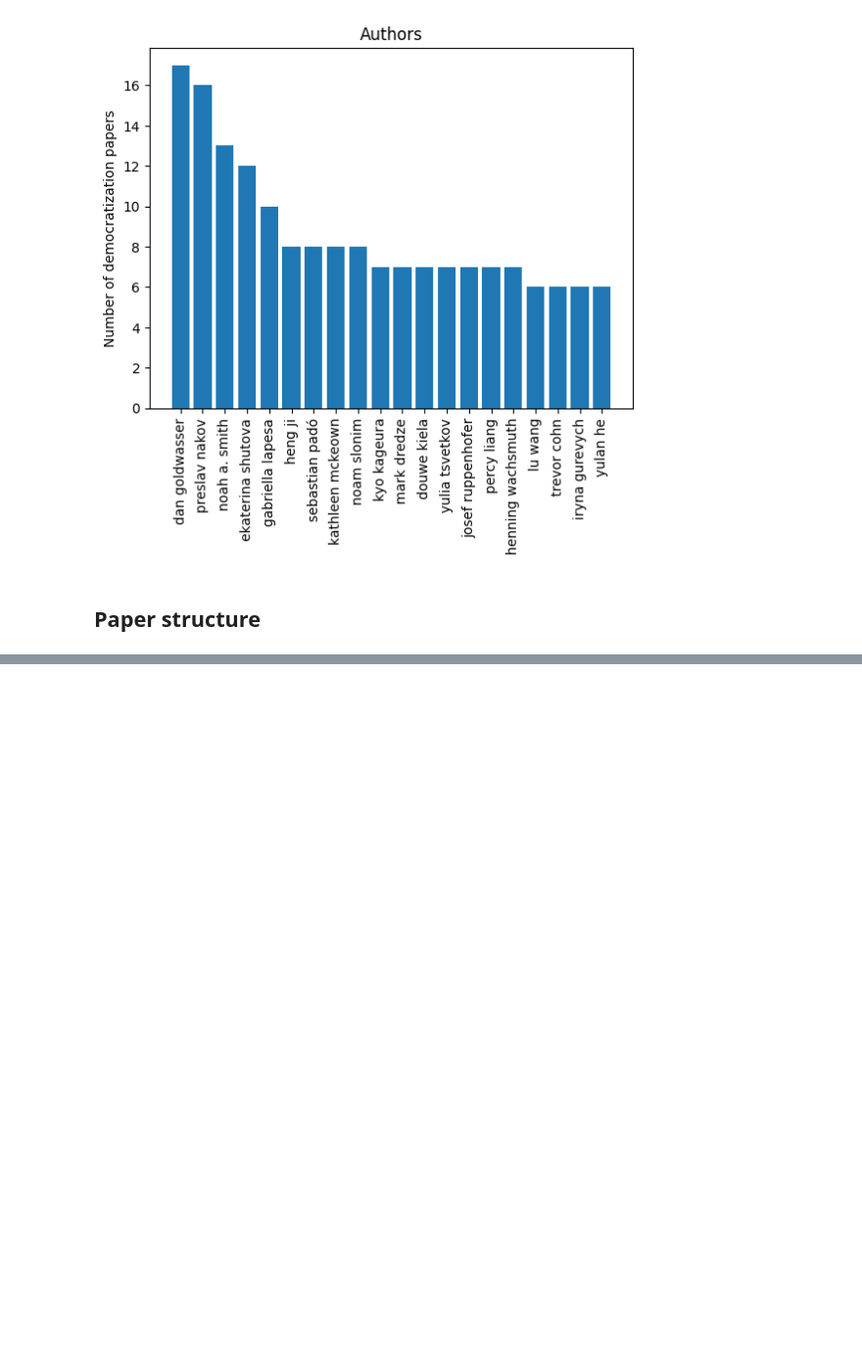
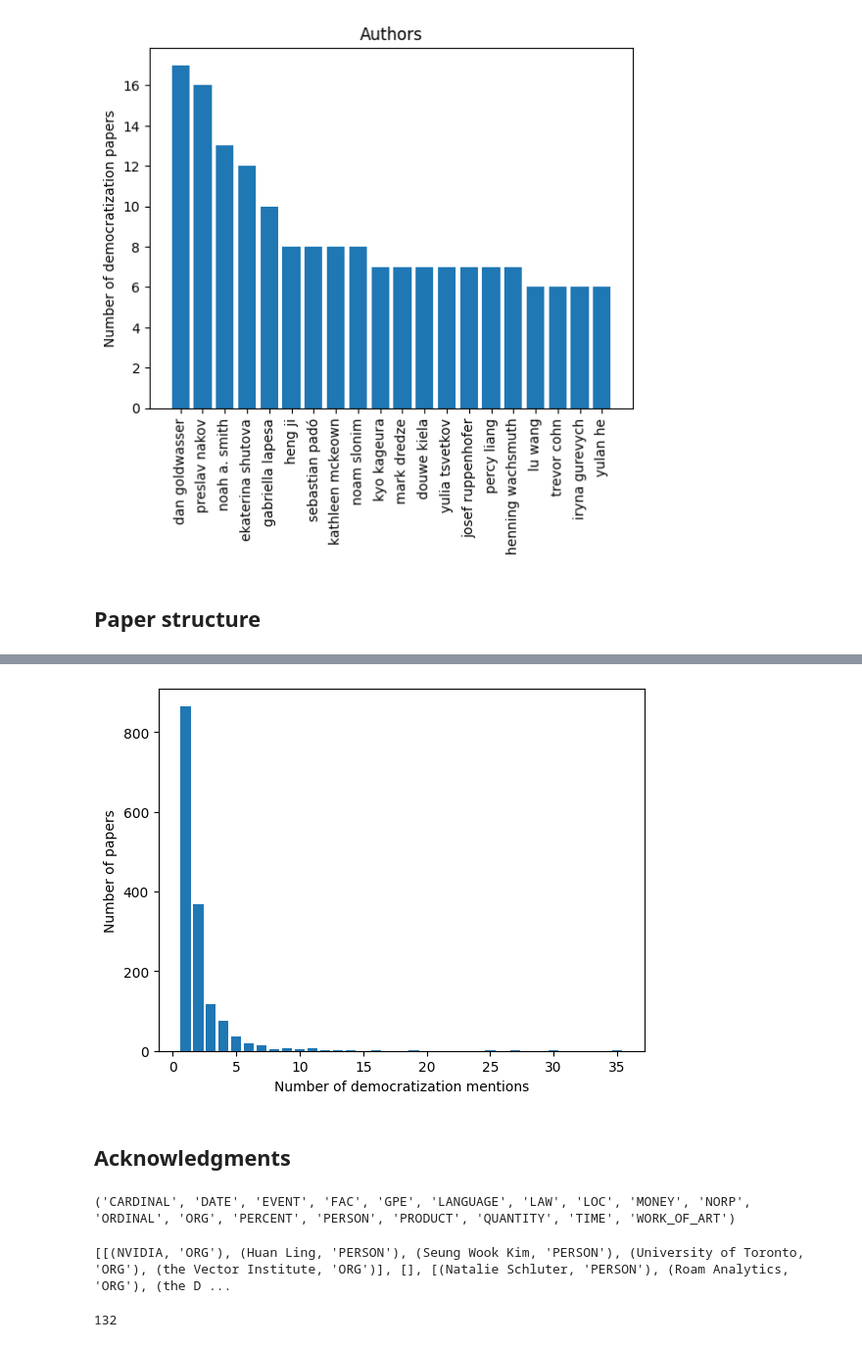
Before and after one commit to ArjunSubramonian/democratization-nlp, a Jupyter notebook: explore-papers.ipynb, the cells around one changed output, grey strips where cells are left out. Shown: that part at 98% size. Saved outputs shown, nothing was run; the diff lists cells and outputs as text; code cells hidden in the pictures; blank space fills up the shorter version.

```diff
--- a/explore-papers.ipynb
+++ b/explore-papers.ipynb
@@ -389,0 +433,6 @@ plt.show()
+# %%
+all_freqs = [len(v) for k, v in excerpts_map.items()]
+
+uniq_freqs, counts_freqs = np.unique(all_freqs, return_counts=True)
+topk_freqs = np.argsort(-counts_freqs)[:k]
+list(zip(uniq_freqs[topk_freqs], counts_freqs[topk_freqs]))
@@ -389,0 +460,14 @@ plt.show()
+# %%
+plt.bar(uniq_freqs[topk_freqs], counts_freqs[topk_freqs])
+plt.ylabel('Number of papers')
+plt.xlabel('Number of democratization mentions')
+plt.show()
+# %% [output]
+[figure, added]
+# %% [markdown]
+## Acknowledgments
+# %%
+nlp = spacy.load("en_core_web_lg")
+print(nlp.get_pipe("ner").labels)
+# %% [output]
+('CARDINAL', 'DATE', 'EVENT', 'FAC', 'GPE', 'LANGUAGE', 'LAW', 'LOC', 'MONEY', 'NORP', 'ORDINAL', 'ORG', 'PERCENT', 'PERSON', 'PRODUCT', 'QUANTITY', 'TIME', 'WORK_OF_ART')
@@ -389,0 +551,9 @@ plt.show()
+# %%
+parses = [nlp(ack) for ack in all_acks]
+print([[(e, e.label_) for e in p.ents] for p in parses])
+# %% [output]
+[[(NVIDIA, 'ORG'), (Huan Ling, 'PERSON'), (Seung Wook Kim, 'PERSON'), (University of Toronto, 'ORG'), (the Vector Institute, 'ORG')], [], [(Natalie Schluter, 'PERSON'), (Roam Analytics, 'ORG'), (the D ...
+# %%
+num_paper_with_acks
+# %% [output]
+132
```
Also changed, not shown: parts of 10 cells of this notebook.
